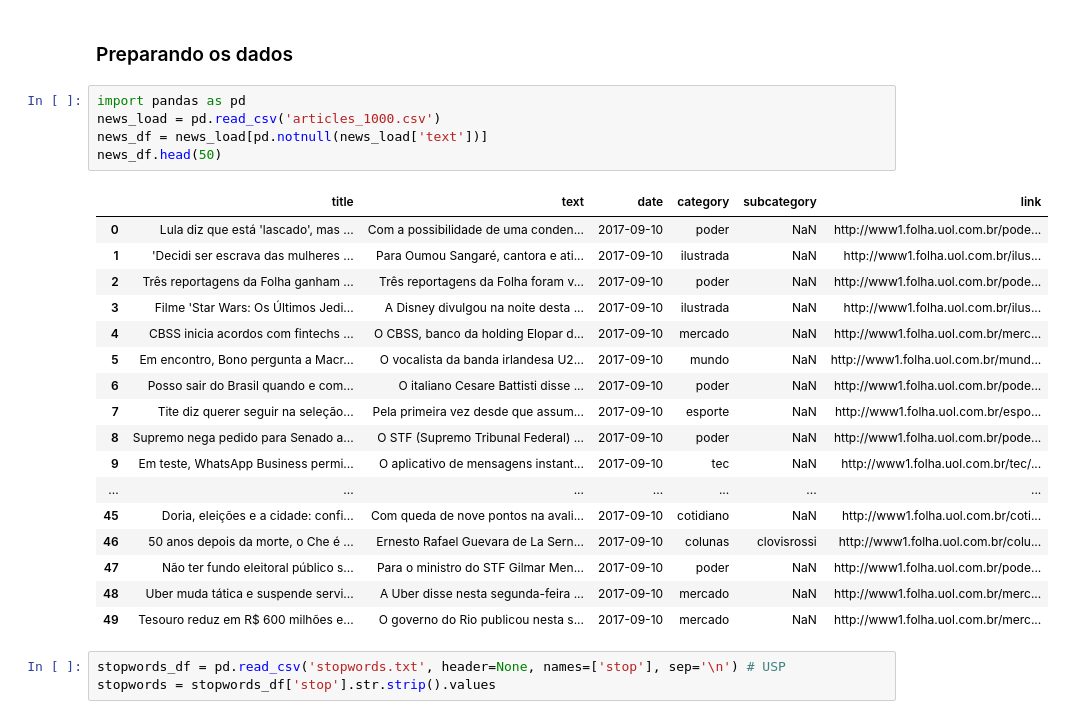
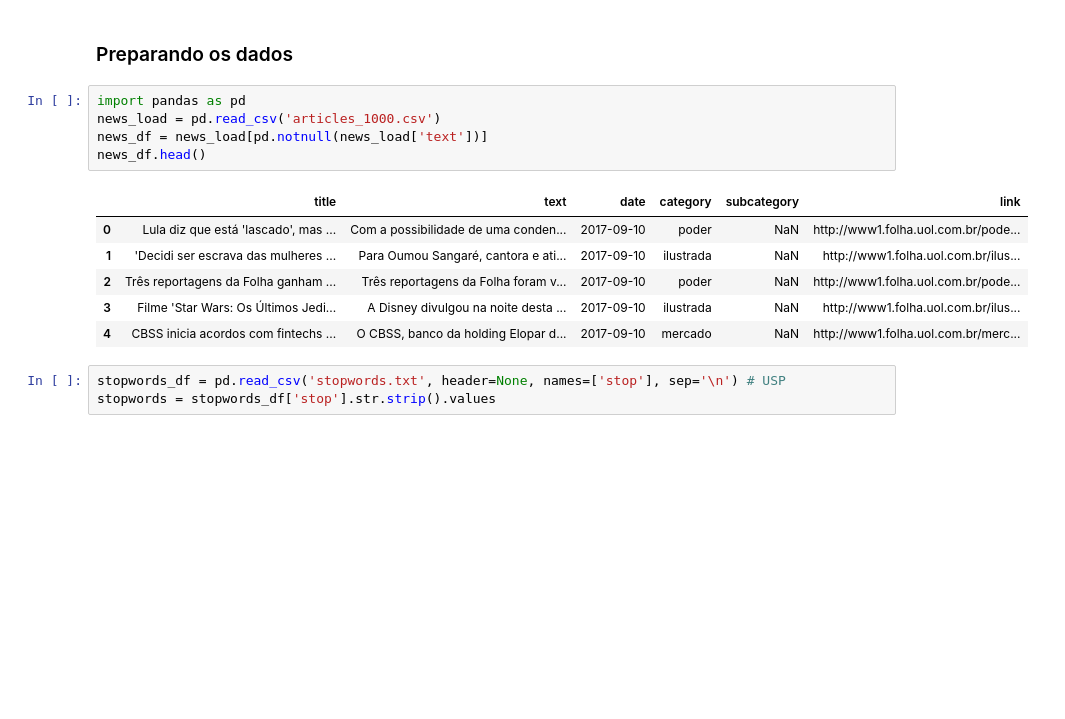
Before and after one commit to judaikawa/AI-Movile-Next, a Jupyter notebook: Aula 2/Aula 2 - Recomendação.ipynb, the cells around one changed output. Drawn from its saved outputs; the diff is of its cells as text; blank space fills up the shorter version.

```diff
--- a/Aula 2/Aula 2 - Recomendação.ipynb
+++ b/Aula 2/Aula 2 - Recomendação.ipynb
@@ -68,26 +68,15 @@ Como nosso dataset é de artigos, podemos produzir um sistema de recomendação
 # %%
 import pandas as pd
 news_load = pd.read_csv('articles_1000.csv')
 news_df = news_load[pd.notnull(news_load['text'])]
-news_df.head(50)
+news_df.head()
 # %% [output]
 |  | title | text | date | category | subcategory | link |
 | 0 | Lula diz que está 'lascado', mas ... | Com a possibilidade de uma conden... | 2017-09-10 | poder | NaN | http://www1.folha.uol.com.br/pode... |
 | 1 | 'Decidi ser escrava das mulheres ... | Para Oumou Sangaré, cantora e ati... | 2017-09-10 | ilustrada | NaN | http://www1.folha.uol.com.br/ilus... |
 | 2 | Três reportagens da Folha ganham ... | Três reportagens da Folha foram v... | 2017-09-10 | poder | NaN | http://www1.folha.uol.com.br/pode... |
 | 3 | Filme 'Star Wars: Os Últimos Jedi... | A Disney divulgou na noite desta ... | 2017-09-10 | ilustrada | NaN | http://www1.folha.uol.com.br/ilus... |
 | 4 | CBSS inicia acordos com fintechs ... | O CBSS, banco da holding Elopar d... | 2017-09-10 | mercado | NaN | http://www1.folha.uol.com.br/merc... |
-| 5 | Em encontro, Bono pergunta a Macr... | O vocalista da banda irlandesa U2... | 2017-09-10 | mundo | NaN | http://www1.folha.uol.com.br/mund... |
-| 6 | Posso sair do Brasil quando e com... | O italiano Cesare Battisti disse ... | 2017-09-10 | poder | NaN | http://www1.folha.uol.com.br/pode... |
-| 7 | Tite diz querer seguir na seleção... | Pela primeira vez desde que assum... | 2017-09-10 | esporte | NaN | http://www1.folha.uol.com.br/espo... |
-| 8 | Supremo nega pedido para Senado a... | O STF (Supremo Tribunal Federal) ... | 2017-09-10 | poder | NaN | http://www1.folha.uol.com.br/pode... |
-| 9 | Em teste, WhatsApp Business permi... | O aplicativo de mensagens instant... | 2017-09-10 | tec | NaN | http://www1.folha.uol.com.br/tec/... |
-| ... | ... | ... | ... | ... | ... | ... |
-| 45 | Doria, eleições e a cidade: confi... | Com queda de nove pontos na avali... | 2017-09-10 | cotidiano | NaN | http://www1.folha.uol.com.br/coti... |
-| 46 | 50 anos depois da morte, o Che é ... | Ernesto Rafael Guevara de La Sern... | 2017-09-10 | colunas | clovisrossi | http://www1.folha.uol.com.br/colu... |
-| 47 | Não ter fundo eleitoral público s... | Para o ministro do STF Gilmar Men... | 2017-09-10 | poder | NaN | http://www1.folha.uol.com.br/pode... |
-| 48 | Uber muda tática e suspende servi... | A Uber disse nesta segunda-feira ... | 2017-09-10 | mercado | NaN | http://www1.folha.uol.com.br/merc... |
-| 49 | Tesouro reduz em R$ 600 milhões e... | O governo do Rio publicou nesta s... | 2017-09-10 | mercado | NaN | http://www1.folha.uol.com.br/merc... |
 # %%
 stopwords_df = pd.read_csv('stopwords.txt', header=None, names=['stop'], sep='\n') # USP
 stopwords = stopwords_df['stop'].str.strip().values
```
Also changed, not shown: parts of 3 cells of this notebook.
